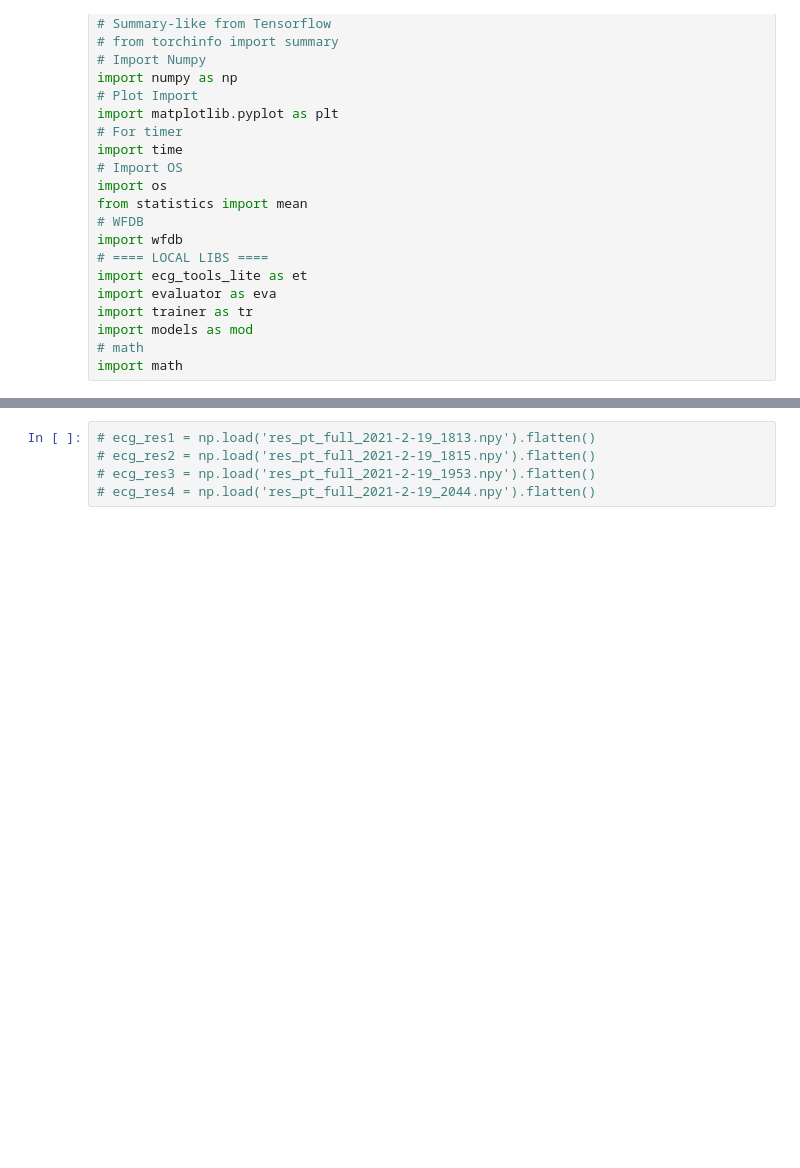
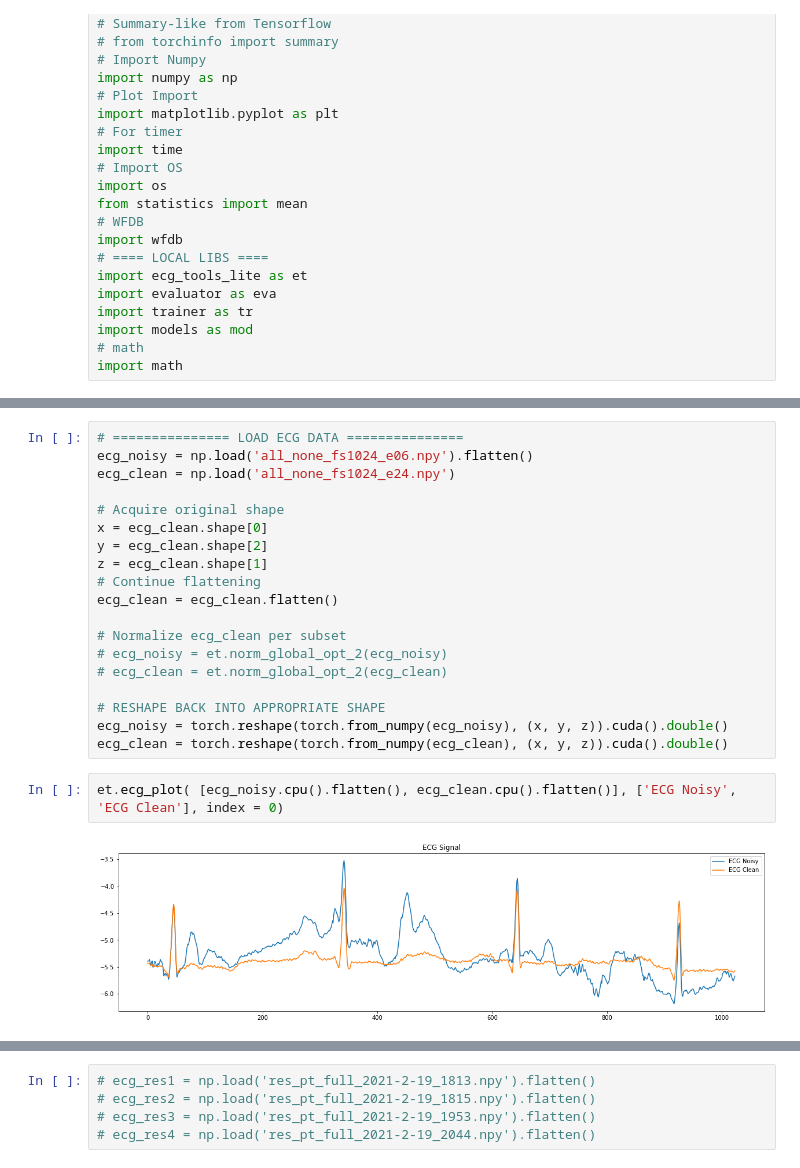
Before and after one commit to enzlaur/pytorch-ml-tuts, a Jupyter notebook: scratch10.ipynb, the cells around one changed output, grey strips where cells are left out. Drawn from its saved outputs; the diff is of its cells as text; blank space fills up the shorter version.

```diff
--- a/scratch10.ipynb
+++ b/scratch10.ipynb
@@ -63,3 +37,26 @@ ecg_clean_flat = ecg_clean.numpy()
+# %%
+# =============== LOAD ECG DATA ===============
+ecg_noisy = np.load('all_none_fs1024_e06.npy').flatten()
+ecg_clean = np.load('all_none_fs1024_e24.npy')
+
+# Acquire original shape
+x = ecg_clean.shape[0]
+y = ecg_clean.shape[2]
+z = ecg_clean.shape[1]
+# Continue flattening
+ecg_clean = ecg_clean.flatten()
+
+# Normalize ecg_clean per subset
+# ecg_noisy = et.norm_global_opt_2(ecg_noisy)
+# ecg_clean = et.norm_global_opt_2(ecg_clean)
+
+# RESHAPE BACK INTO APPROPRIATE SHAPE
+ecg_noisy = torch.reshape(torch.from_numpy(ecg_noisy), (x, y, z)).cuda().double()
+ecg_clean = torch.reshape(torch.from_numpy(ecg_clean), (x, y, z)).cuda().double()
+# %%
+et.ecg_plot( [ecg_noisy.cpu().flatten(), ecg_clean.cpu().flatten()], ['ECG Noisy', 'ECG Clean'], index = 0)
+# %% [output]
+[figure, added]
 # %%
 # Train a new model
 if create_new_model:
```
Also changed, not shown: parts of 10 cells of this notebook, 3 other files.
